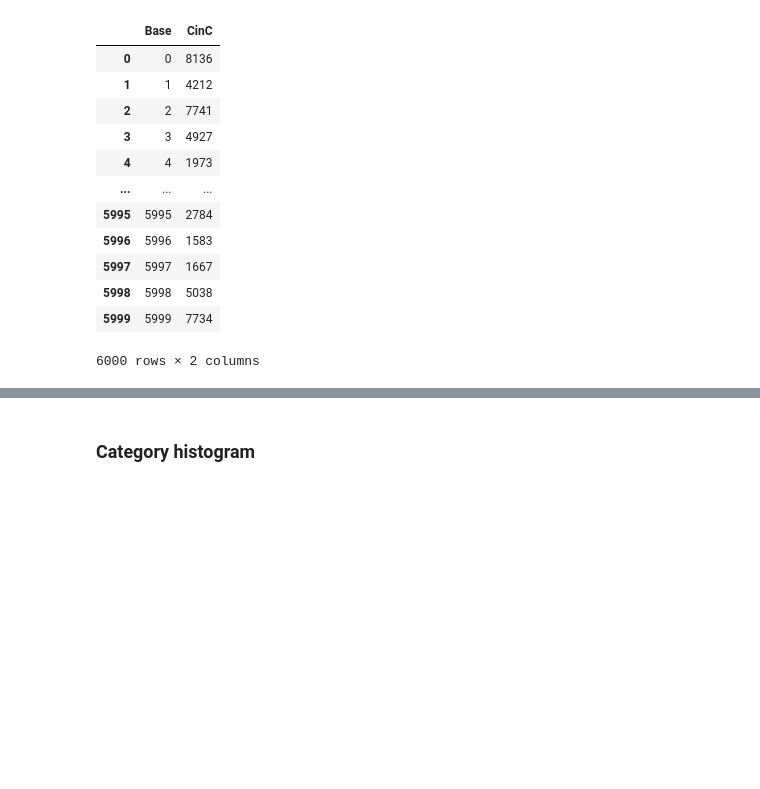
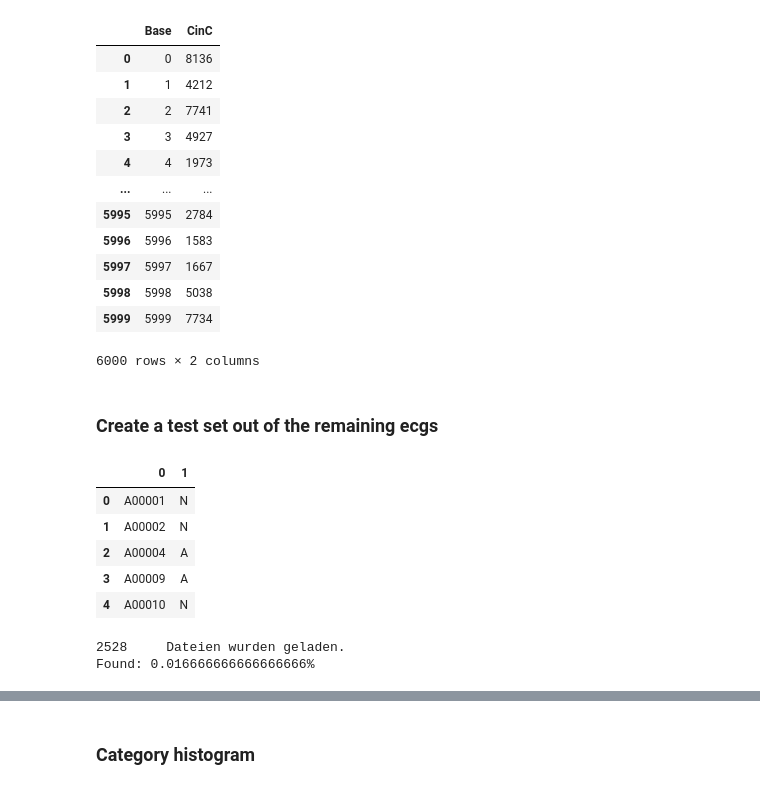
Before and after one commit to isabella-grieser/KISMED, a Jupyter notebook: Notebooks/220607-SP-DataCollection.ipynb, the cells around one changed output, grey strips where cells are left out. Cells and saved outputs as stored; diff of their text form; code cells hidden in the pictures; blank space fills up the shorter version.

Commit message:
Added test set+method

```diff
--- a/Notebooks/220607-SP-DataCollection.ipynb
+++ b/Notebooks/220607-SP-DataCollection.ipynb
@@ -86,8 +88,8 @@ PATH_CU_ORIG = 'data/others/CU_SPH/ECGData/'
 ### Compare with given data set
 # %%
 # get both data set ecg_leads
-ecg_leads01, ecg_labels, fs, ecg_names = load_references(folder=PATH_BASE)
-ecg_leads02, ecg_labels, fs, ecg_names = load_references(folder=PATH_CINC)
+ecg_leads01, ecg_labels01, fs, ecg_names01 = load_references(folder=PATH_BASE)
+ecg_leads02, ecg_labels02, fs, ecg_names02 = load_references(folder=PATH_CINC)
 
 # compute link table
 base_ids, compare_ids = compare_data_set(ecg_leads01, ecg_leads02)
@@ -113,3 +115,32 @@ Found: 100.0%
 | 5998 | 5998 | 5038 |
 | 5999 | 5999 | 7734 |
 6000 rows × 2 columns
+# %% [markdown]
+### Create a test set out of the remaining ecgs
+# %%
+idx_not_included =  np.setdiff1d(np.arange(0,len(ecg_names02)), df_links['CinC'].to_numpy())
+
+# create RESOURCE.csv
+ecg_names03 = np.array(ecg_names02)[idx_not_included]
+ecg_labels03 = np.array(ecg_labels02)[idx_not_included]
+
+df_reference = pd.DataFrame(np.array([ecg_names03,ecg_labels03]).T)
+#df_reference.to_csv(PATH_CINC_TEST+'REFERENCE.csv', index=False, header=False)
+df_reference.head()
+
+# store the .mat-files in folder
+# for i in idx_not_included:
+#     sio.savemat(PATH_CINC_TEST+ecg_names02[i]+'.mat', {"val": np.array([ecg_leads02[i]])})
+# %% [output]
+|  | 0 | 1 |
+| 0 | A00001 | N |
+| 1 | A00002 | N |
+| 2 | A00004 | A |
+| 3 | A00009 | A |
+| 4 | A00010 | N |
+# %%
+ecg_leads03, ecg_labels03, fs, ecg_names03 = load_references(folder=PATH_CINC_TEST)
+base_ids02, compare_ids02 = compare_data_set(ecg_leads01, ecg_leads03)
+# %% [output]
+2528     Dateien wurden geladen.
+Found: 0.016666666666666666%
```
Also changed, not shown: parts of 5 cells of this notebook, 3 other files.
